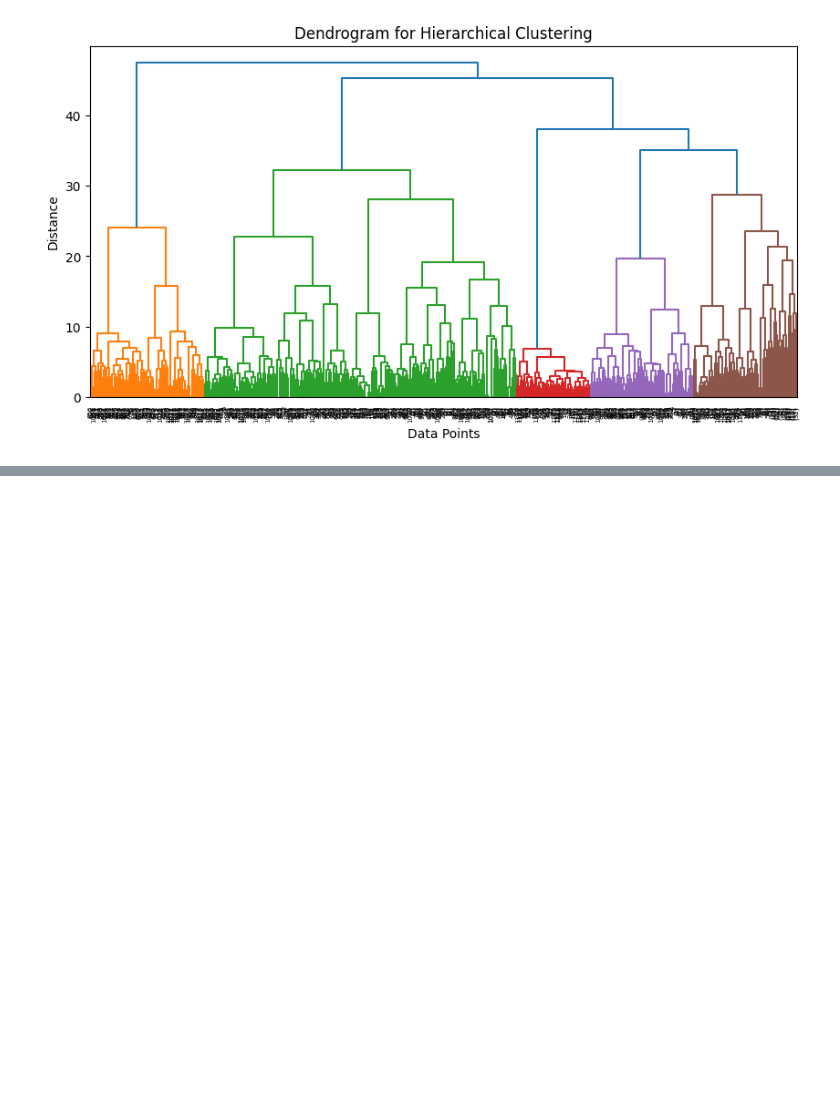
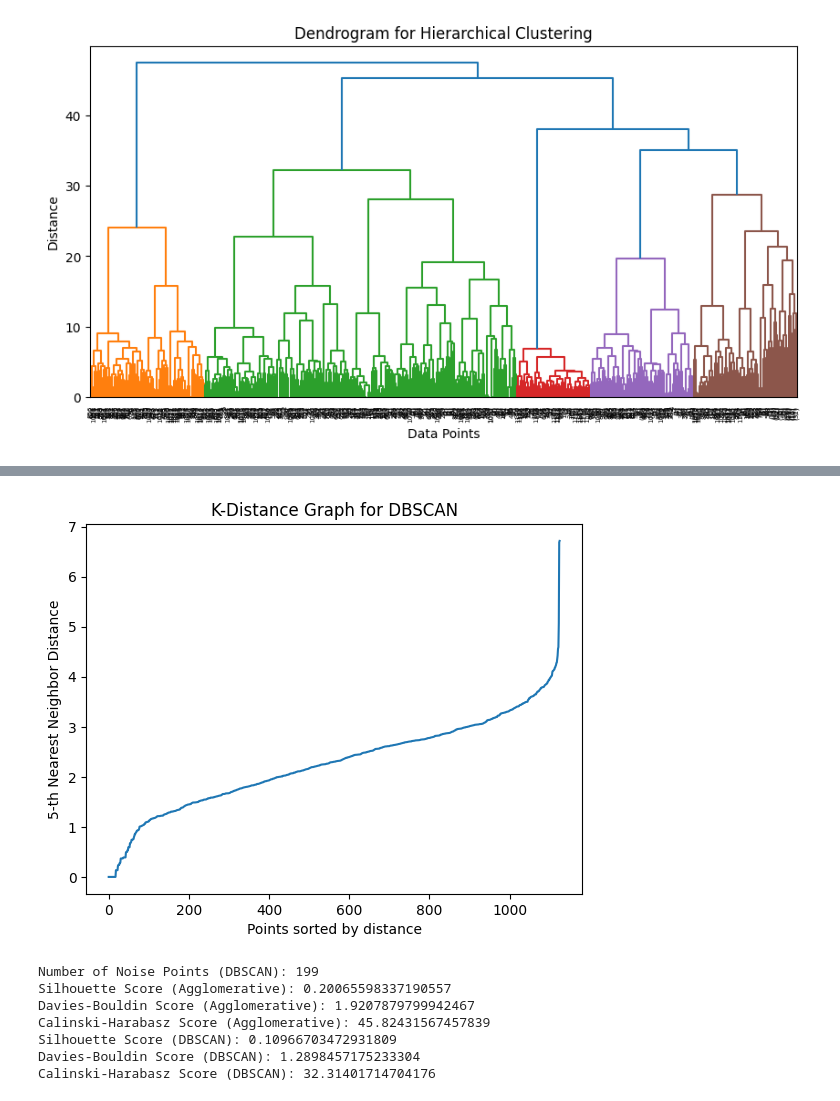
Before and after one commit to nehaa-aa/ML-prerequisites, a Jupyter notebook: ML07.ipynb, the cells around one changed output, grey strips where cells are left out. Drawn from its saved outputs; the diff is of its cells as text; code cells hidden in the pictures; blank space fills up the shorter version.

```diff
--- a/ML07.ipynb
+++ b/ML07.ipynb
@@ -55,20 +55,8 @@ def perform_dbscan(X, eps=0.5, min_samples=5):
     dbscan = DBSCAN(eps=eps, min_samples=min_samples, metric='euclidean')
     return dbscan.fit_predict(X)
 
-def evaluate_clustering(X, labels, method_name):
-    """Evaluates clustering performance using Silhouette, Davies-Bouldin, and Calinski-Harabasz scores."""
-    if len(set(labels)) > 1:  # Avoid errors if all points are noise or one cluster
-        silhouette = silhouette_score(X, labels)
-        db_score = davies_bouldin_score(X, labels)
-        ch_score = calinski_harabasz_score(X, labels)
-        print(f"Silhouette Score ({method_name}): {silhouette}")
-        print(f"Davies-Bouldin Score ({method_name}): {db_score}")
-        print(f"Calinski-Harabasz Score ({method_name}): {ch_score}")
-    else:
-        print(f"{method_name} formed only one cluster or all points are noise.")
 
-
-filepath = "training_mathbert.xlsx"  # Update with actual file path
+filepath = "/training_mathbert.xlsx"  # Update with actual file path
 df, X, y = load_dataset(filepath)
 
 # Random Forest Hyperparameter Tuning
@@ -104,0 +73,63 @@ Calinski-Harabasz Score (DBSCAN): 2362.7919188652413
+# %%
+# DBSCAN Clustering
+
+import numpy as np
+import matplotlib.pyplot as plt
+from sklearn.neighbors import NearestNeighbors
+
+def compute_k_distance(X, k):
+    """
+    Computes the k-distance for each point in the dataset.
+
+    """
+    nbrs = NearestNeighbors(n_neighbors=k).fit(X)
+    distances, _ = nbrs.kneighbors(X)
+    return np.sort(distances[:, k-1])
+
+def plot_k_distance(distances, k):
+    """
+    Plots the k-distance graph for DBSCAN parameter tuning.
+
+    """
+    plt.plot(distances)
+    plt.xlabel("Points sorted by distance")
+    plt.ylabel(f"{k}-th Nearest Neighbor Distance")
+    plt.title("K-Distance Graph for DBSCAN")
+    plt.show()
+
+def evaluate_clustering(X, labels, method_name):
+    """Evaluates clustering performance using Silhouette, Davies-Bouldin, and Calinski-Harabasz scores."""
+    if len(set(labels)) > 1:  # Avoid errors if all points are noise or one cluster
+        silhouette = silhouette_score(X, labels)
+        db_score = davies_bouldin_score(X, labels)
+        ch_score = calinski_harabasz_score(X, labels)
+        print(f"Silhouette Score ({method_name}): {silhouette}")
+        print(f"Davies-Bouldin Score ({method_name}): {db_score}")
+        print(f"Calinski-Harabasz Score ({method_name}): {ch_score}")
+    else:
+        print(f"{method_name} formed only one cluster or all points are noise.")
+
+k = 5  # Typically set to min_samples
+distances = compute_k_distance(X, k)
+plot_k_distance(distances, k)
+
+#Eps value from elbow point of graph
+dbscan_labels = perform_dbscan(X, eps=3, min_samples=10)  #Eps value from elbow point of graph
+df['DBSCAN_Cluster'] = dbscan_labels
+
+# Count noise points in DBSCAN (-1 means noise)
+n_noise = np.sum(dbscan_labels == -1)
+print(f"Number of Noise Points (DBSCAN): {n_noise}")
+
+# Clustering Evaluations
+evaluate_clustering(X, agg_labels, "Agglomerative")
+evaluate_clustering(X[dbscan_labels != -1], dbscan_labels[dbscan_labels != -1], "DBSCAN")
+# %% [output]
+[figure, added]
+Number of Noise Points (DBSCAN): 199
+Silhouette Score (Agglomerative): 0.20065598337190557
+Davies-Bouldin Score (Agglomerative): 1.9207879799942467
+Calinski-Harabasz Score (Agglomerative): 45.82431567457839
+Silhouette Score (DBSCAN): 0.10966703472931809
+Davies-Bouldin Score (DBSCAN): 1.2898457175233304
+Calinski-Harabasz Score (DBSCAN): 32.31401714704176
```
Also changed, not shown: parts of 1 cell of this notebook.
